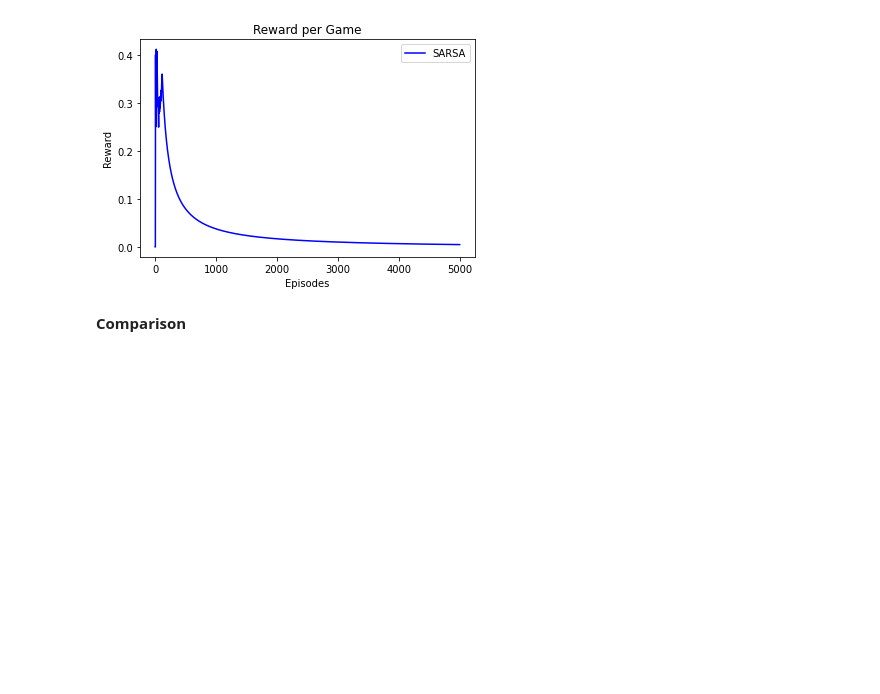
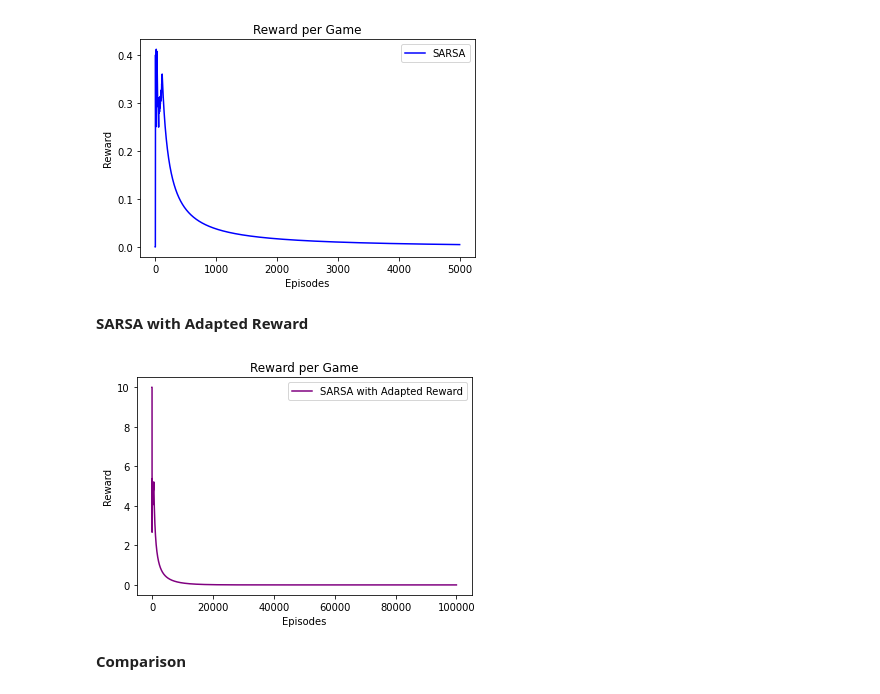
Before and after one commit to ukarag/ReinforcementLearning, a Jupyter notebook: Assignment.ipynb, the cells around one changed output. Saved outputs shown, nothing was run; the diff lists cells and outputs as text; code cells hidden in the pictures; blank space fills up the shorter version.

```diff
--- a/Assignment.ipynb
+++ b/Assignment.ipynb
@@ -505,6 +583,18 @@ plt.savefig("reward_sarsa.pdf")
 plt.show()
 # %% [output]
 [figure]
+# %% [markdown]
+**SARSA with Adapted Reward**
+# %%
+plt.plot(ema_reward_sarsa_adapted_reward, label="SARSA with Adapted Reward", color=sarsa_adapted_reward_color)
+plt.xlabel("Episodes")
+plt.ylabel("Reward")
+plt.title("Reward per Game")
+plt.legend()
+plt.savefig("reward_sarsa_adapted_reward.pdf")
+plt.show()
+# %% [output]
+[figure, added]
 # %% [markdown]
 **Comparison**
 # %%
```
Also changed, not shown: parts of 12 cells of this notebook, 1 other file.
